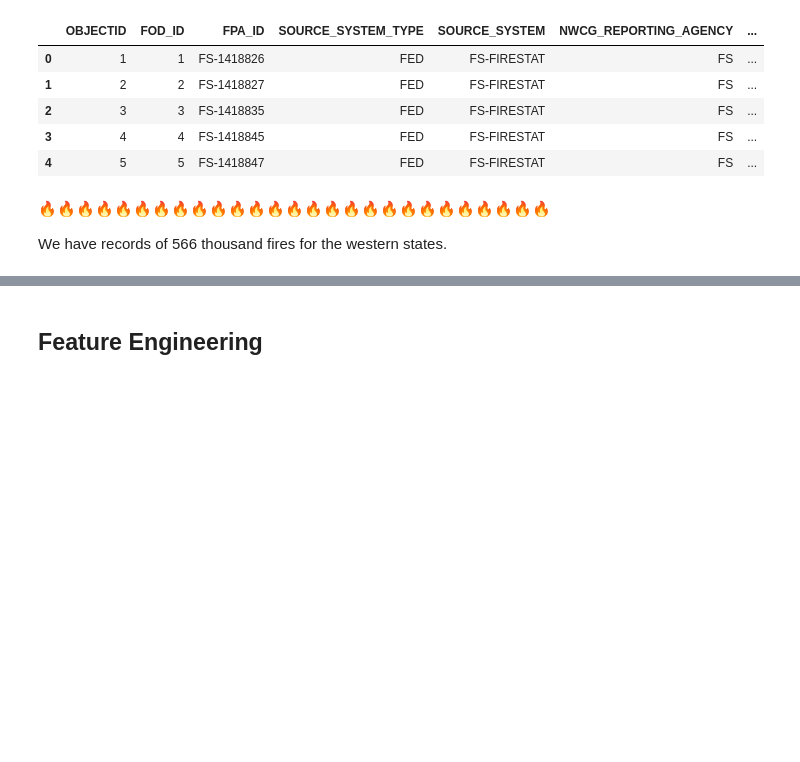
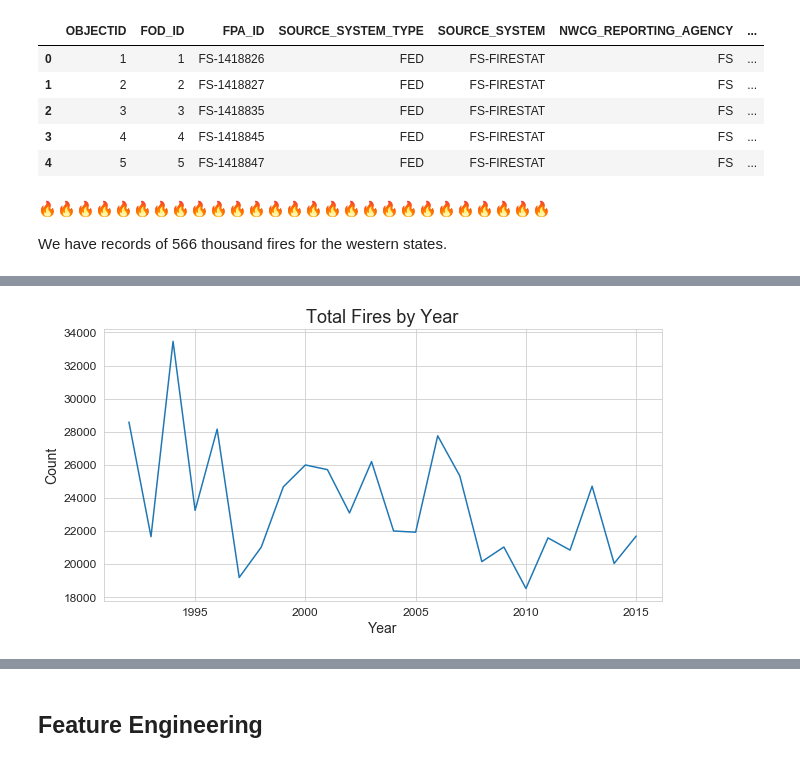
Before and after one commit to mkfrancsis/forest_fire_cause_prediction, a Jupyter notebook: ForestFires_Final.ipynb, the cells around one changed output, grey strips where cells are left out. Saved outputs shown, nothing was run; the diff lists cells and outputs as text; code cells hidden in the pictures; blank space fills up the shorter version.

```diff
--- a/ForestFires_Final.ipynb
+++ b/ForestFires_Final.ipynb
@@ -68,0 +128,15 @@ We have records of 566 thousand fires for the western states.
+# %%
+# Time series of causes of fire in the US
+
+fires_by_year = df['FIRE_YEAR'].value_counts().reset_index(drop=False).sort_values('index')
+
+plt.figure(figsize=(10,5))
+sns.lineplot(data=fires_by_year, x='index', y='FIRE_YEAR')
+plt.title('Total Fires by Year', size=18)
+plt.xlabel('Year', size=14)
+plt.xticks(size=12)
+plt.ylabel('Count', size=14)
+plt.yticks(size=12)
+plt.show()
+# %% [output]
+[figure, added]
```
Also changed, not shown: parts of 90 cells of this notebook.
